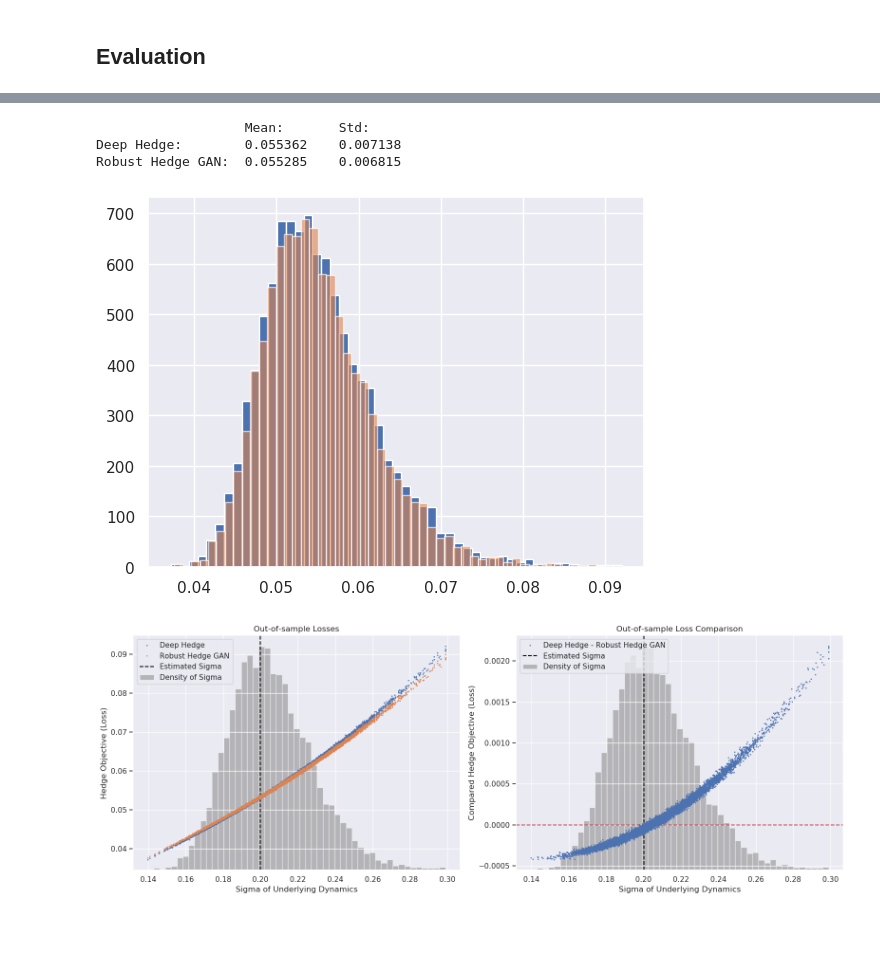
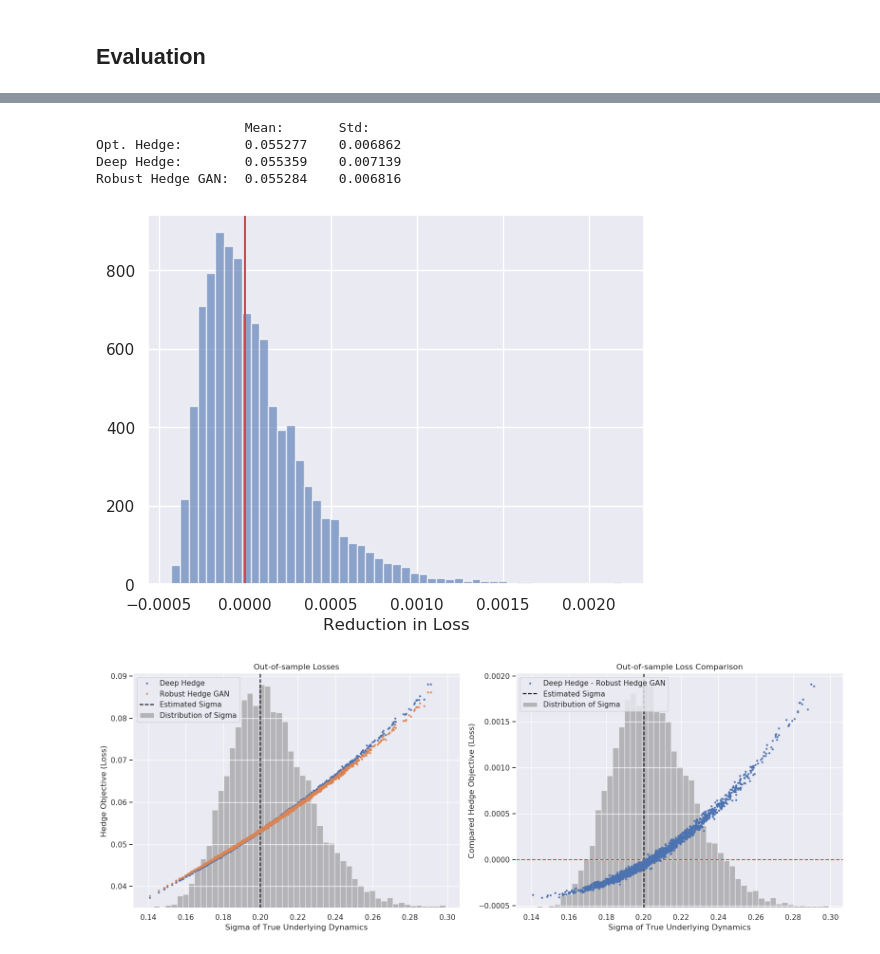
Before and after one commit to YannickLimmer/adversarial-robust-deep-hedging, a Jupyter notebook: UncertaintyTest_BlackScholes.ipynb, the cells around one changed output, grey strips where cells are left out. Cells and saved outputs as stored; diff of their text form; code cells hidden in the pictures; blank space fills up the shorter version.

```diff
--- a/UncertaintyTest_BlackScholes.ipynb
+++ b/UncertaintyTest_BlackScholes.ipynb
@@ -240,7 +244,7 @@ test_generators = [
     ).provide_generator(
         initial_value=np.array([1.0]),
         times=td.times,
-        random_number_generator=np.random.default_rng(1111 + i),
+        random_number_generator=np.random.default_rng(5555 + i),
         device='cpu',
     ) for i, par in enumerate(pars)
 ]
@@ -259,16 +263,17 @@ trainer_config = None
 oh_trainer = DeepHedgeTrainer(dh=optimal_hedge, config=oh_trainer_config, trainer_config=trainer_config)
 oh_trainer.optimizer.load_state_dict(dh_trainer.optimizer.state_dict())
 # %%
+version = '2'
 try:
-    optimal_hedge.load_state_dict(torch.load(f'{target_folder}/optimal_hedge_pc{pars_coarseness}.pt'))
+    optimal_hedge.load_state_dict(torch.load(f'{target_folder}/optimal_hedge_pc{pars_coarseness}{version}.pt'))
 except FileNotFoundError:
     m_list = []
-    data = test_data[:2**16].cuda()
+    data = test_data[:2**15].cuda()
     for batch_size in tqdm(batch_sizes_for_epoch):
         for batch in torch.split(data, split_size_or_sections=batch_size, dim=0):
             m_list.append(oh_trainer.step(batch))
 
-    torch.save(optimal_hedge.state_dict(), f'{target_folder}/optimal_hedge_pc{pars_coarseness}.pt')
+    torch.save(optimal_hedge.state_dict(), f'{target_folder}/optimal_hedge_pc{pars_coarseness}{version}.pt')
     np.save(f'{target_folder}/optimal_hedge_pc{pars_coarseness}_training_metrics.npy', np.array([m.create_print_dict() for m in m_list])),
 # %%
 try:
@@ -307,6 +312,7 @@ def generate(index, gen, number_of_paths):
     return index, gen(number_of_paths)
 # %%
 dh_oosp_for_ps_dict = {}
+oh_oosp_for_ps_dict = {}
 rhgan_oosp_for_ps_dict = {}
 distances_to_estimate_dict = {}
 for indices in tqdm(np.array_split(np.arange(no_to_display), np.arange(48,no_to_display,48))):
@@ -314,6 +320,7 @@ for indices in tqdm(np.array_split(np.arange(no_to_display), np.arange(48,no_to_
         paths = paths.cuda()
         increments = torch.diff(paths, 1, 1)
         dh_oosp_for_ps_dict[i] = hedge_objective(deep_hedge(increments)).cpu().item()
+        oh_oosp_for_ps_dict[i] = hedge_objective(optimal_hedge(increments)).cpu().item()
         rhgan_oosp_for_ps_dict[i] = hedge_objective(robust_dh_gan.dh(increments)).cpu().item()
         distances_to_estimate_dict[i] = penalizer(paths[:, :, 0:2]).item()
 # %%
@@ -322,29 +330,34 @@ rhgan_oosp_for_ps = [rhgan_oosp_for_ps_dict[i] for i in range(no_to_display)]
 distances_to_estimate = [distances_to_estimate_dict[i] for i in range(no_to_display)]
 # %%
 print(f'                   Mean:       Std:')
+print(f'Opt. Hedge:        {np.mean(oh_oosp_for_ps):.6f}    {np.std(oh_oosp_for_ps):.6f}')
 print(f'Deep Hedge:        {np.mean(dh_oosp_for_ps):.6f}    {np.std(dh_oosp_for_ps):.6f}')
 print(f'Robust Hedge GAN:  {np.mean(rhgan_oosp_for_ps):.6f}    {np.std(rhgan_oosp_for_ps):.6f}')
 # %% [output]
                    Mean:       Std:
-Deep Hedge:        0.055362    0.007138
-Robust Hedge GAN:  0.055285    0.006815
+Opt. Hedge:        0.055277    0.006862
+Deep Hedge:        0.055359    0.007139
+Robust Hedge GAN:  0.055284    0.006816
 # %%
-plt.hist(dh_oosp_for_ps, bins=51)
-plt.hist(rhgan_oosp_for_ps, bins=51, alpha=.6)
+# plt.hist(dh_oosp_for_ps, bins=51)
+plt.hist(- np.array(rhgan_oosp_for_ps) + np.array(dh_oosp_for_ps), bins=51, alpha=.6)
+plt.axvline(0.0, c='r')
+plt.xlabel('Reduction in Loss')
 plt.show()
 # %% [output]
-[figure, old version]
+[figure, new version]
 # %%
 fig, axs = plt.subplots(1, 2, figsize=(16, 6))
+for_plot = 2000
 
 ax0 = axs[0].twinx()
 axs[0].grid(axis='y')
-axs[0].hist(pars[:no_to_display], bins=51, alpha=.5, color='grey', label='Density of Sigma')
+axs[0].hist(pars[:no_to_display], bins=51, alpha=.5, color='grey', label='Distribution of Sigma')
 axs[0].get_yaxis().set_ticks([])
 ax0.axvline(0.2, c='black', ls='--', label='Estimated Sigma')
-ax0.plot(pars[:no_to_display], np.array(dh_oosp_for_ps), ls='', marker='.', label='Deep Hedge', ms=2)
-ax0.plot(pars[:no_to_display], np.array(rhgan_oosp_for_ps), ls='', marker='.', label='Robust Hedge GAN', ms=2)
-axs[0].set_xlabel('Sigma of Underlying Dynamics')
+ax0.plot(pars[:for_plot], np.array(dh_oosp_for_ps)[:for_plot], ls='', marker='.', label='Deep Hedge', ms=4)
+ax0.plot(pars[:for_plot], np.array(rhgan_oosp_for_ps)[:for_plot], ls='', marker='.', label='Robust Hedge GAN', ms=4)
+axs[0].set_xlabel('Sigma of True Underlying Dynamics')
 ax0.set_ylabel('Hedge Objective (Loss)')
 ax0.set_title('Out-of-sample Losses')
 ax0.yaxis.tick_left()
@@ -356,12 +369,12 @@ ax0.legend(lines[1:] + lines[:1] + lines2, labels[1:] + labels[:1] + labels2, lo
 
 ax1 = axs[1].twinx()
 axs[1].grid(axis='y')
-axs[1].hist(pars[:no_to_display], bins=51, alpha=.5, color='grey', label='Density of Sigma')
+axs[1].hist(pars[:no_to_display], bins=51, alpha=.5, color='grey', label='Distribution of Sigma')
 axs[1].get_yaxis().set_ticks([])
 ax1.axhline(0.0, c='C3', ls='--')
 ax1.axvline(0.2, c='black', ls='--', label='Estimated Sigma')
-ax1.plot(pars[:no_to_display], np.array(dh_oosp_for_ps) - np.array(rhgan_oosp_for_ps), ls='', marker='.', ms=2, label='Deep Hedge - Robust Hedge GAN')
-axs[1].set_xlabel('Sigma of Underlying Dynamics')
+ax1.plot(pars[:for_plot], np.array(dh_oosp_for_ps)[:for_plot] - np.array(rhgan_oosp_for_ps)[:for_plot], ls='', marker='.', ms=4, label='Deep Hedge - Robust Hedge GAN')
+axs[1].set_xlabel('Sigma of True Underlying Dynamics')
 ax1.set_ylabel('Compared Hedge Objective (Loss)')
 ax1.set_title('Out-of-sample Loss Comparison')
 ax1.yaxis.set_label_position("left")
@@ -371,7 +384,7 @@ lines2, labels2 = axs[1].get_legend_handles_labels()
 ax1.legend(list(reversed(lines)) + lines2, list(reversed(labels)) + labels2, loc=2)
 
 plt.tight_layout()
-plt.savefig(f'figs/oosp_bs/tf{trading_freq:02}_ps{penalty_scale:.0f}_pc{pars_coarseness}_ua{uncertainty_aversion:03}.pdf')
+# plt.savefig(f'figs/oosp_bs/tf{trading_freq:02}_ps{penalty_scale:.0f}_pc{pars_coarseness}_ua{uncertainty_aversion:03}.pdf')
 plt.show()
 # %% [output]
-[figure, old version]
+[figure, new version]
```
Also changed, not shown: parts of 6 cells of this notebook, 1 other file.
